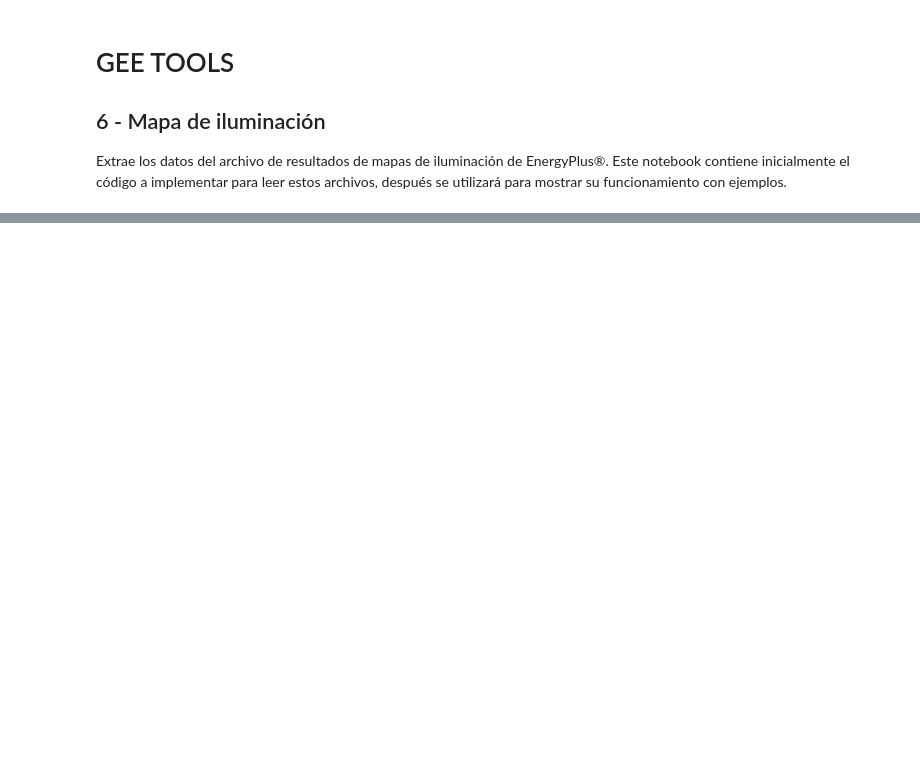
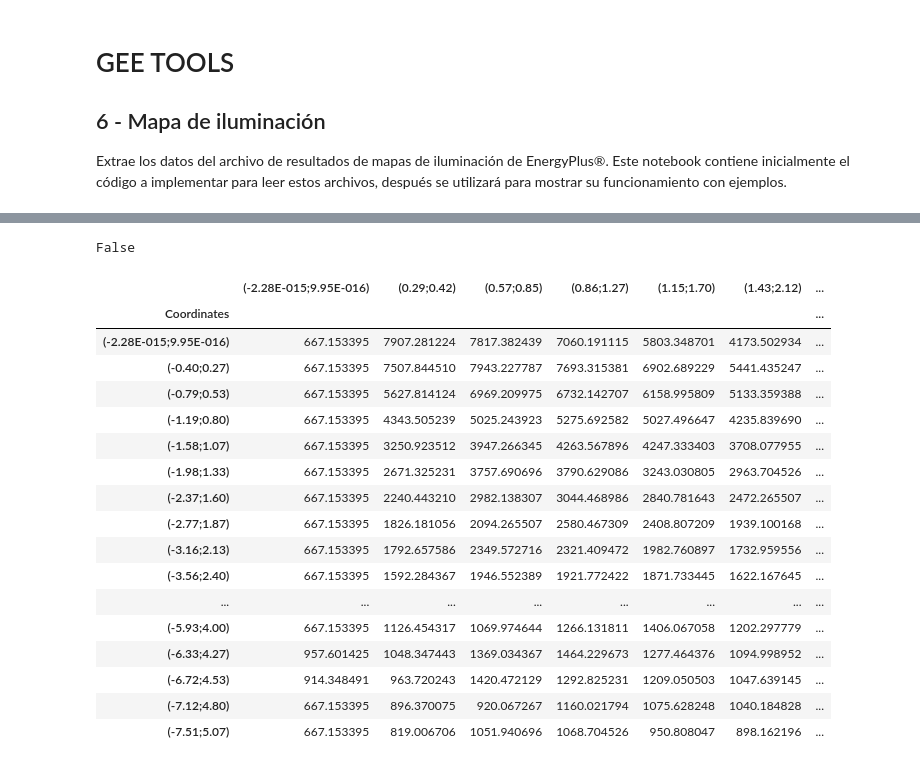
Before and after one commit to AltamarMx/iertools, a Jupyter notebook: notebooks/006_illumination_map_EP.ipynb, the cells around one changed output, grey strips where cells are left out. Cells and saved outputs as stored; diff of their text form; code cells hidden in the pictures; blank space fills up the shorter version.

```diff
--- a/notebooks/006_illumination_map_EP.ipynb
+++ b/notebooks/006_illumination_map_EP.ipynb
@@ -159,0 +185,4 @@ sbn.heatmap(mean_data, cmap="rocket").invert_yaxis()
+# %%
+12 == hour
+# %% [output]
+False
@@ -159,0 +225,21 @@ sbn.heatmap(mean_data, cmap="rocket").invert_yaxis()
+# %%
+mean_data
+# %% [output]
+|  | (-2.28E-015;9.95E-016) | (0.29;0.42) | (0.57;0.85) | (0.86;1.27) | (1.15;1.70) | (1.43;2.12) | ... |
+| Coordinates |  |  |  |  |  |  | ... |
+| (-2.28E-015;9.95E-016) | 667.153395 | 7907.281224 | 7817.382439 | 7060.191115 | 5803.348701 | 4173.502934 | ... |
+| (-0.40;0.27) | 667.153395 | 7507.844510 | 7943.227787 | 7693.315381 | 6902.689229 | 5441.435247 | ... |
+| (-0.79;0.53) | 667.153395 | 5627.814124 | 6969.209975 | 6732.142707 | 6158.995809 | 5133.359388 | ... |
+| (-1.19;0.80) | 667.153395 | 4343.505239 | 5025.243923 | 5275.692582 | 5027.496647 | 4235.839690 | ... |
+| (-1.58;1.07) | 667.153395 | 3250.923512 | 3947.266345 | 4263.567896 | 4247.333403 | 3708.077955 | ... |
+| (-1.98;1.33) | 667.153395 | 2671.325231 | 3757.690696 | 3790.629086 | 3243.030805 | 2963.704526 | ... |
+| (-2.37;1.60) | 667.153395 | 2240.443210 | 2982.138307 | 3044.468986 | 2840.781643 | 2472.265507 | ... |
+| (-2.77;1.87) | 667.153395 | 1826.181056 | 2094.265507 | 2580.467309 | 2408.807209 | 1939.100168 | ... |
+| (-3.16;2.13) | 667.153395 | 1792.657586 | 2349.572716 | 2321.409472 | 1982.760897 | 1732.959556 | ... |
+| (-3.56;2.40) | 667.153395 | 1592.284367 | 1946.552389 | 1921.772422 | 1871.733445 | 1622.167645 | ... |
+| ... | ... | ... | ... | ... | ... | ... | ... |
+| (-5.93;4.00) | 667.153395 | 1126.454317 | 1069.974644 | 1266.131811 | 1406.067058 | 1202.297779 | ... |
+| (-6.33;4.27) | 957.601425 | 1048.347443 | 1369.034367 | 1464.229673 | 1277.464376 | 1094.998952 | ... |
+| (-6.72;4.53) | 914.348491 | 963.720243 | 1420.472129 | 1292.825231 | 1209.050503 | 1047.639145 | ... |
+| (-7.12;4.80) | 667.153395 | 896.370075 | 920.067267 | 1160.021794 | 1075.628248 | 1040.184828 | ... |
+| (-7.51;5.07) | 667.153395 | 819.006706 | 1051.940696 | 1068.704526 | 950.808047 | 898.162196 | ... |
```
Also changed, not shown: parts of 33 cells of this notebook, 2 other files.
